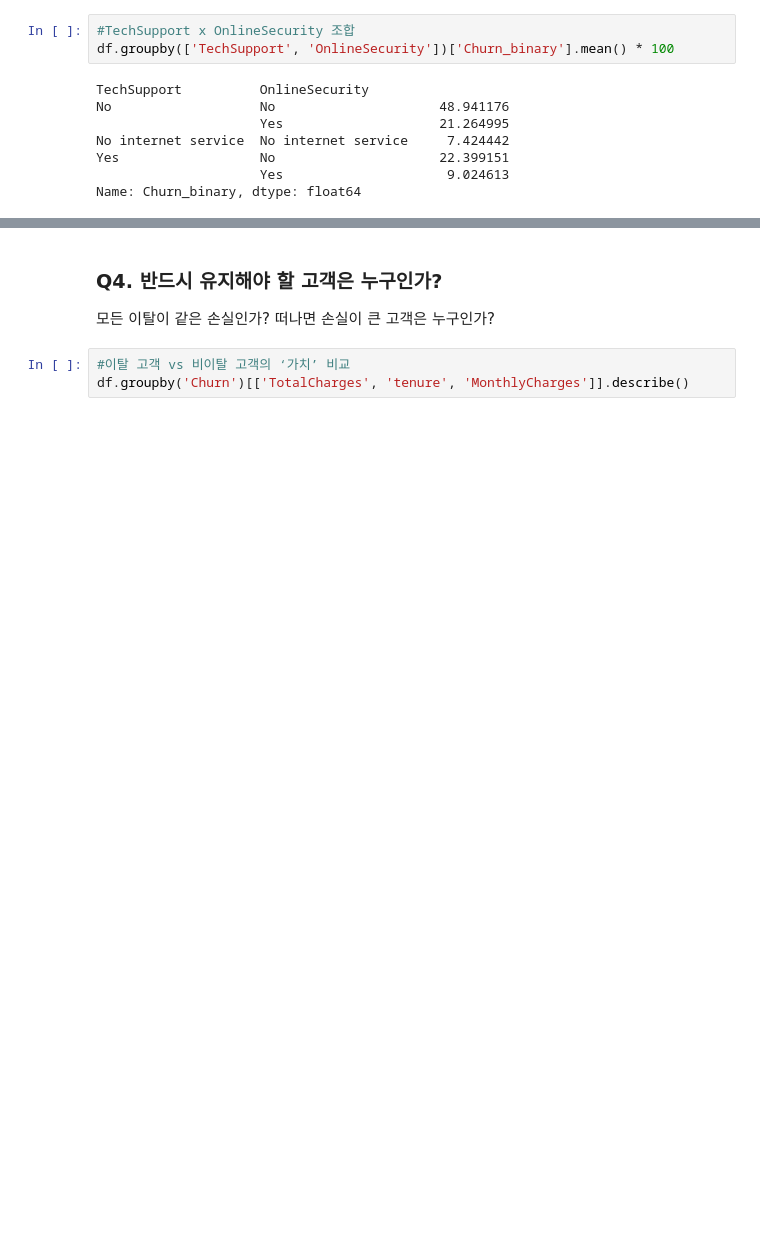
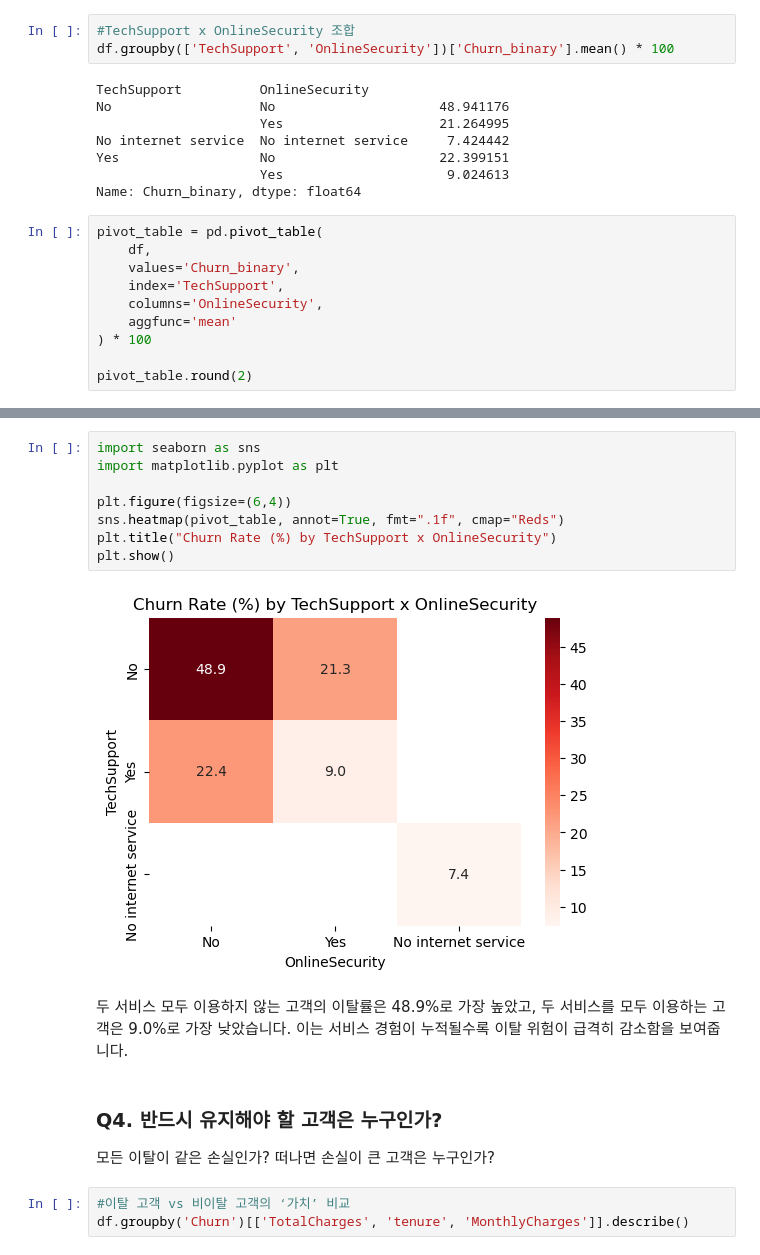
Before and after one commit to imyoonaheo/hipython, a Jupyter notebook: 통신사 데이터셋/45.데이터분석보고서.ipynb, the cells around one changed output, grey strips where cells are left out. Cells and saved outputs as stored; diff of their text form; blank space fills up the shorter version.

```diff
--- a/통신사 데이터셋/45.데이터분석보고서.ipynb
+++ b/통신사 데이터셋/45.데이터분석보고서.ipynb
@@ -505,3 +502,13 @@ No internet service  No internet service     7.424442
 Yes                  No                     22.399151
                      Yes                     9.024613
 Name: Churn_binary, dtype: float64
+# %%
+pivot_table = pd.pivot_table(
+    df,
+    values='Churn_binary',
+    index='TechSupport',
+    columns='OnlineSecurity',
+    aggfunc='mean'
+) * 100
+
+pivot_table.round(2)
@@ -508,3 +521,17 @@ Name: Churn_binary, dtype: float64
+# %%
+import seaborn as sns
+import matplotlib.pyplot as plt
+
+plt.figure(figsize=(6,4))
+sns.heatmap(pivot_table, annot=True, fmt=".1f", cmap="Reds")
+plt.title("Churn Rate (%) by TechSupport x OnlineSecurity")
+plt.show()
+# %% [output]
+[figure, added]
+# %% [markdown]
+두 서비스 모두 이용하지 않는 고객의 이탈률은 48.9%로 가장 높았고,
+두 서비스를 모두 이용하는 고객은 9.0%로 가장 낮았습니다.
+이는 서비스 경험이 누적될수록 이탈 위험이 급격히 감소함을 보여줍니다.
 # %% [markdown]
 ### Q4. 반드시 유지해야 할 고객은 누구인가?
 모든 이탈이 같은 손실인가? 떠나면 손실이 큰 고객은 누구인가?
```
Also changed, not shown: parts of 3 cells of this notebook.
